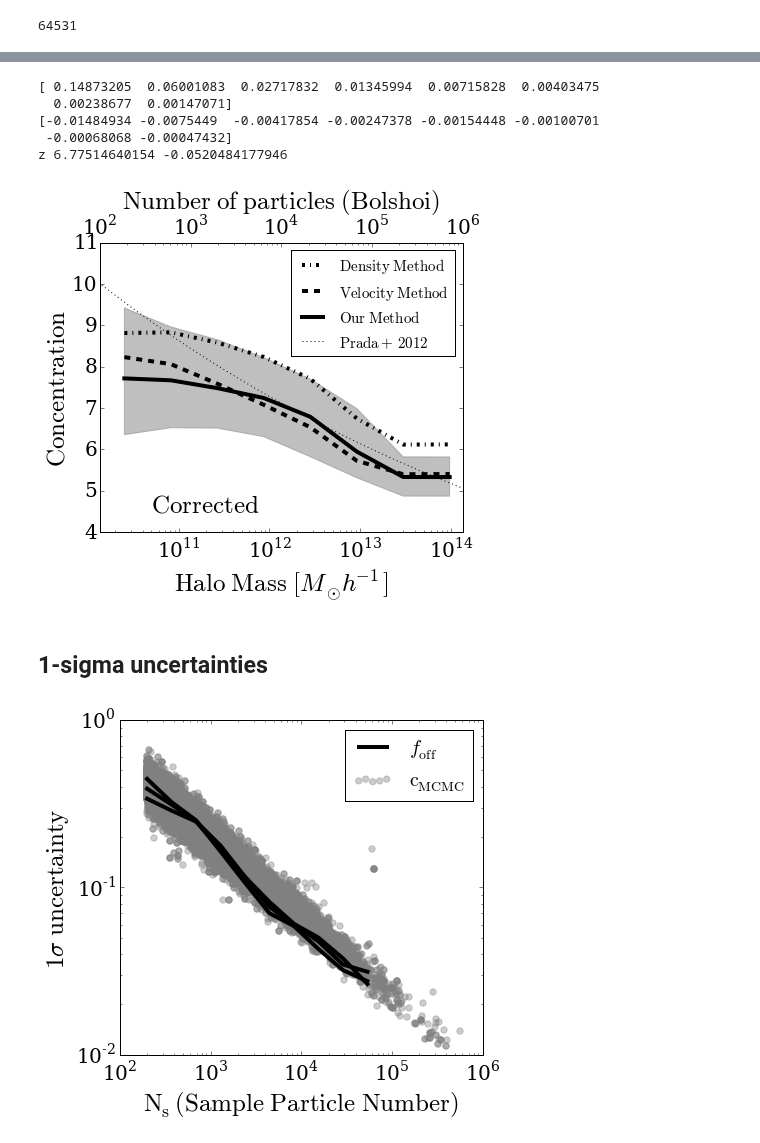
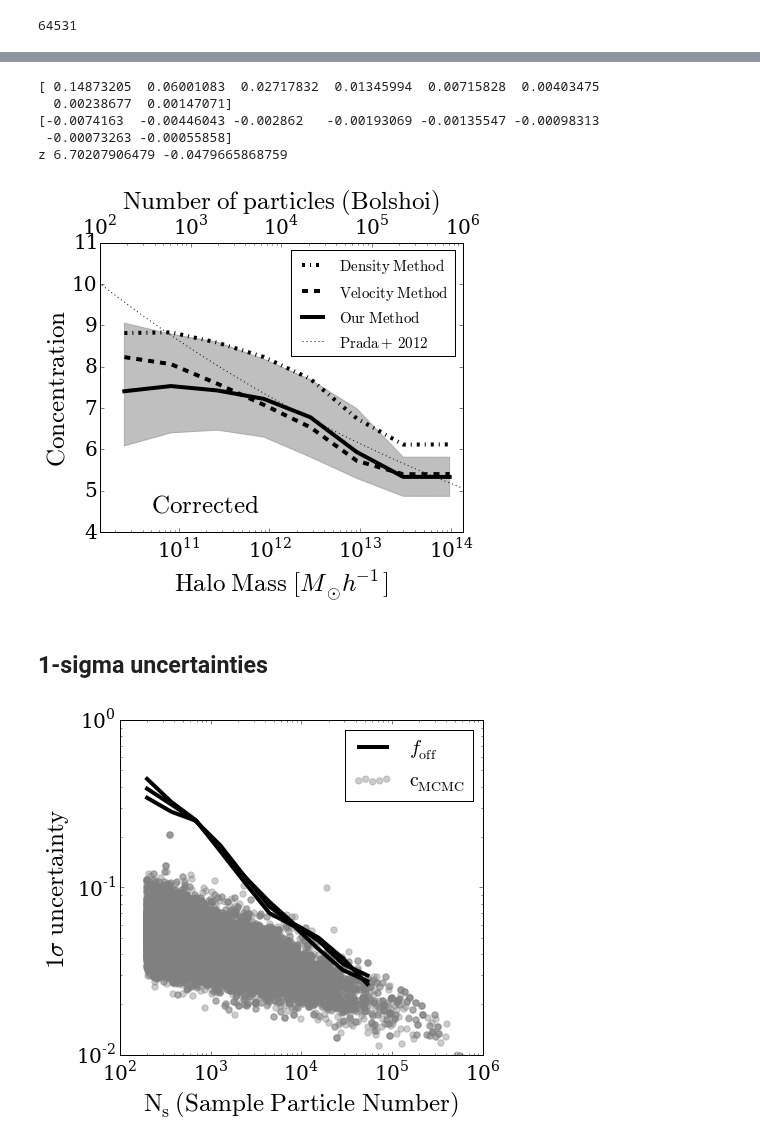
Before and after one commit to astroandes/MACH, a Jupyter notebook: plots/ComparisonPlots.ipynb, the cells around one changed output, grey strips where cells are left out. Cells and saved outputs as stored; diff of their text form; code cells hidden in the pictures.

Commit message:
rerun comparison plots

```diff
--- a/plots/ComparisonPlots.ipynb
+++ b/plots/ComparisonPlots.ipynb
@@ -159,7 +165,8 @@ bol_high_mass_conc = np.zeros(n_int-1)
 bol_n_part_int = 10**(0.5*(np.log10(n_part_space[0:-1]) + np.log10(n_part_space[1:])))
 bol_n_part_int = n_part_space[0:-1]
 for i in range((n_int-1)):
-    ii = (n_part > n_part_space[i]) & (n_part < n_part_space[i+1])
+    ii = (n_part > n_part_space[i]) & (n_part < n_part_space[i+1]) & (mass_conc != 3.0)
+    #ii = (n_part > n_part_space[i]) & (n_part < n_part_space[i+1])
     print(len(dens_conc[ii]))
     bol_median_dens_conc[i] = np.median(dens_conc[ii])
     bol_median_mass_conc[i] = np.median(mass_conc[ii])
@@ -484,10 +496,10 @@ plt.savefig('../paper/concentration_bolshoi_corrected.pdf', bbox_inches='tight')
 # %% [output]
 [ 0.14873205  0.06001083  0.02717832  0.01345994  0.00715828  0.00403475
   0.00238677  0.00147071]
-[-0.01484934 -0.0075449  -0.00417854 -0.00247378 -0.00154448 -0.00100701
- -0.00068068 -0.00047432]
-z 6.77514640154 -0.0520484177946
+[-0.0074163  -0.00446043 -0.002862   -0.00193069 -0.00135547 -0.00098313
+ -0.00073263 -0.00055858]
+z 6.70207906479 -0.0479665868759
-[figure, old version]
+[figure, new version]
 # %% [markdown]
 ## 1-sigma uncertainties
 # %%
@@ -497,32 +509,32 @@ ax = plt.axes()
 enlarge_labels(ax,20)
 #plt.plot(bol_n_part_int, bol_high_dens_conc - bol_low_dens_conc, label=r'$f_{\rm{off}}\ \mathrm{Density\ Method}$', linewidth=4, linestyle='-.')
 #plt.plot(bol_n_part_int, bol_high_vlct_conc - bol_low_vlct_conc, label=r'$f_{\rm{off}}\ \mathrm{Velocity\ Method}$', linewidth=4, linestyle='--')
 plt.plot(bol_n_part_int, bol_high_dens_conc - bol_low_dens_conc,
              linewidth=4, linestyle='-', color='black')
 plt.plot(bol_n_part_int, bol_high_vlct_conc - bol_low_vlct_conc,
          linewidth=4, linestyle='-', color='black')
 plt.plot(bol_n_part_int, bol_high_mass_conc - bol_low_mass_conc, label=r'$f_{\rm{off}}$',
          linewidth=4, linestyle='-', color='black')
 
 
 conc_low_bolshoi_mass = data_mass_bolshoi[relaxed,1]
 conc_bolshoi_mass = data_mass_bolshoi[relaxed,2]
 conc_up_bolshoi_mass = data_mass_bolshoi[relaxed,3]
 
 n_points = len(bolshoi_npart)
 ii = np.random.choice(np.arange(n_points), int(n_points/1))
-plt.scatter(bolshoi_npart[ii], np.sqrt(bolshoi_npart[ii])*(conc_up_bolshoi_mass[ii] - conc_low_bolshoi_mass[ii])/conc_bolshoi_mass[ii],
+plt.scatter(bolshoi_npart[ii], (conc_up_bolshoi_mass[ii] - conc_low_bolshoi_mass[ii])/conc_bolshoi_mass[ii],
             s=40, label=r'$\rm{c_{MCMC}}$', alpha=0.4, color='gray')
 
 
 plt.xscale('log')
 plt.yscale('log')
 plt.xlim([1.0E2,1E6])
 plt.ylim([1E-2, 1.0])
 ax.set_ylabel(r'$1\sigma\ {\rm{uncertainty}}$',fontsize=25)
 ax.set_xlabel('$\mathrm{N_{s}\ (Sample\ Particle\ Number)}$',fontsize=25)
 #ax.text(5E3, 0.12, r'$\mathrm{Bolshoi\ Sim.}$', fontsize=25)
 ax.legend(loc=1, borderaxespad=0.5, prop={'size':20}, scatterpoints=5)
 plt.savefig('../paper/sigma_foff_bolshoi.pdf', bbox_inches='tight')
 # %% [output]
-[figure, old version]
+[figure, new version]
```
Also changed, not shown: parts of 5 cells of this notebook.
